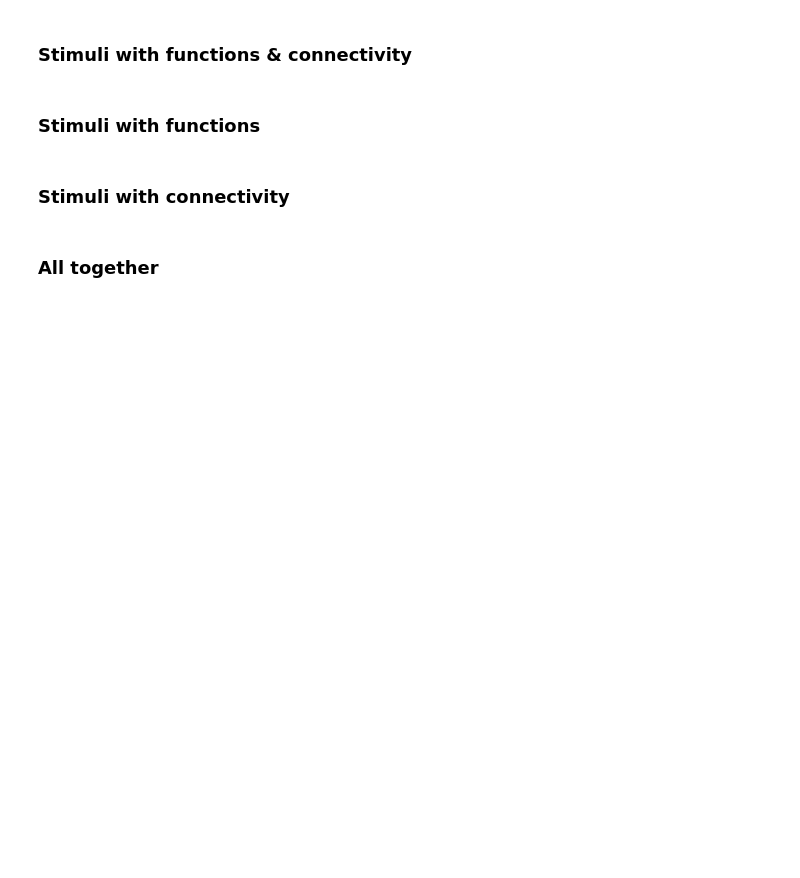
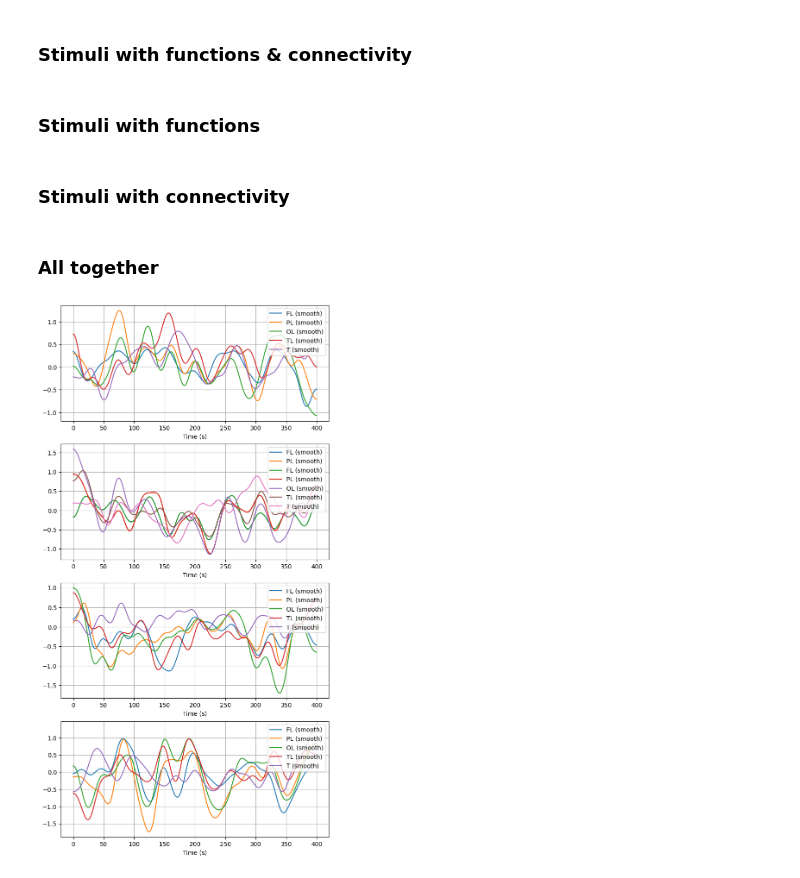
Before and after one commit to thatmariia/macro-eeg-model, a Jupyter notebook: notebooks/macro_eeg_playground.ipynb, the cells around one changed output. Drawn from its saved outputs; the diff is of its cells as text; code cells hidden in the pictures; blank space fills up the shorter version.

Commit message:
plotting setup

```diff
--- a/notebooks/macro_eeg_playground.ipynb
+++ b/notebooks/macro_eeg_playground.ipynb
@@ -342,11 +342,15 @@ if lags_stim:
 # %% [markdown]
 ## VAR simulation
 # %%
+%%capture
 from macro_eeg.simulation import simulate_var
 from macro_eeg.viz import plot_simulation
 
 nr_trials = 1
 cooldown = 45
+smooth = 10000.0
+
+fig_all, ax_all = plt.subplots(nrows=4, figsize=(8, 4 * 4))
 # %% [markdown]
 ### No stimuli
 # %%
@@ -462,0 +454,4 @@ ax_all[3] = ax_connectivity
+# %%
+display(fig_all)
+# %% [output]
+[figure, added]
```
Also changed, not shown: parts of 8 cells of this notebook, 2 other files.
